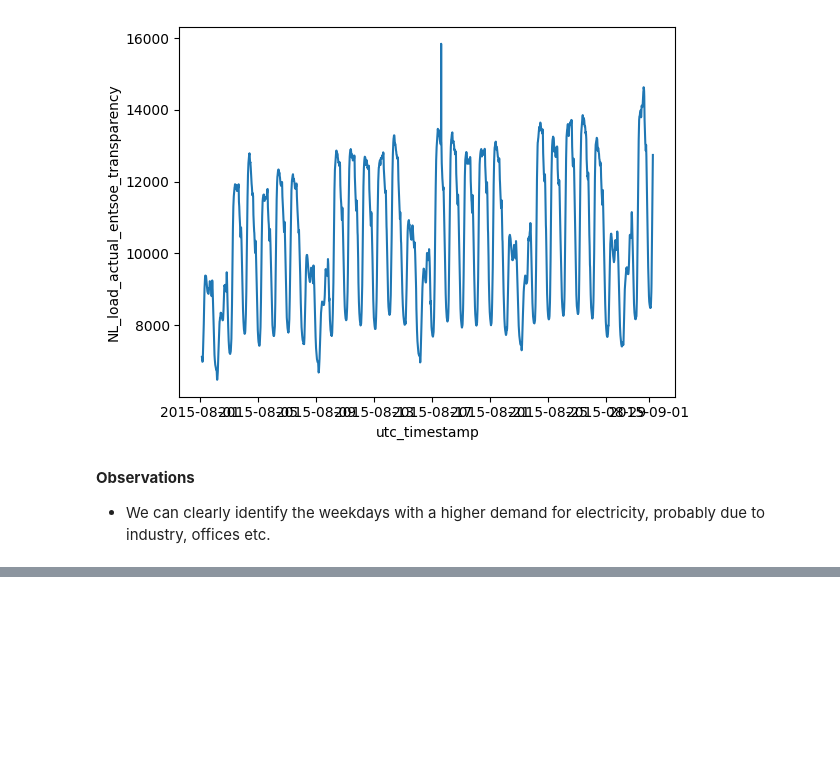
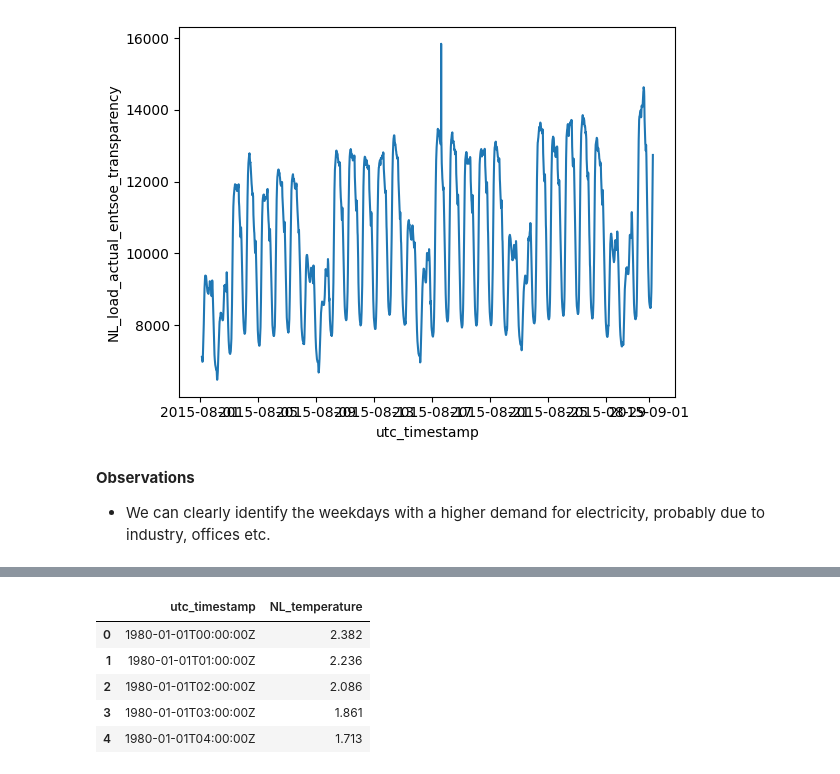
Before and after one commit to moroo123/ElectricityDemandForecasterNL, a Jupyter notebook: notebooks/0_eda.ipynb, the cells around one changed output, grey strips where cells are left out. Drawn from its saved outputs; the diff is of its cells as text; code cells hidden in the pictures; blank space fills up the shorter version.

```diff
--- a/notebooks/0_eda.ipynb
+++ b/notebooks/0_eda.ipynb
@@ -170,0 +267,9 @@ sns.lineplot(data = df_multiweek, x ='utc_timestamp', y= 'NL_load_actual_entsoe_
+# %%
+df.head()
+# %% [output]
+|  | utc_timestamp | NL_temperature |
+| 0 | 1980-01-01T00:00:00Z | 2.382 |
+| 1 | 1980-01-01T01:00:00Z | 2.236 |
+| 2 | 1980-01-01T02:00:00Z | 2.086 |
+| 3 | 1980-01-01T03:00:00Z | 1.861 |
+| 4 | 1980-01-01T04:00:00Z | 1.713 |
```
Also changed, not shown: parts of 11 cells of this notebook, 10 other files.
